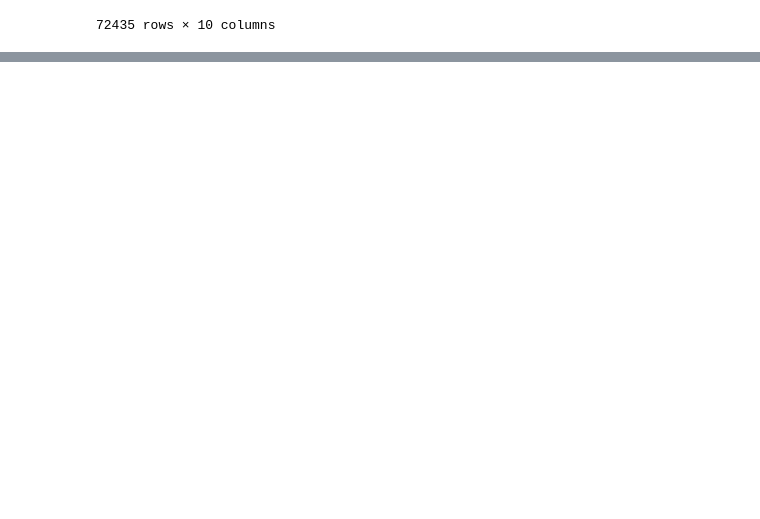
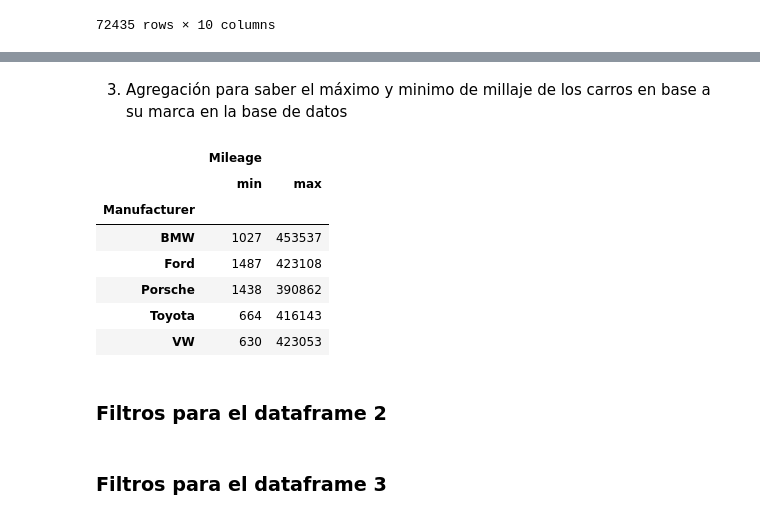
Before and after one commit to manoale97/Practica_G7, a Jupyter notebook: desarrolloG7.ipynb, the cells around one changed output, grey strips where cells are left out. Saved outputs shown, nothing was run; the diff lists cells and outputs as text; code cells hidden in the pictures; blank space fills up the shorter version.

```diff
--- a/desarrolloG7.ipynb
+++ b/desarrolloG7.ipynb
@@ -112,0 +177,17 @@ df_cars_dataset
+# %% [markdown]
+3. Agregación para saber el máximo y minimo de millaje de los carros en base a su marca en la base de datos
+# %%
+df_car_sales_bd.groupby('Manufacturer').agg({'Mileage':['min', 'max']})
+# %% [output]
+|  | Mileage |  |
+|  | min | max |
+| Manufacturer |  |  |
+| BMW | 1027 | 453537 |
+| Ford | 1487 | 423108 |
+| Porsche | 1438 | 390862 |
+| Toyota | 664 | 416143 |
+| VW | 630 | 423053 |
+# %% [markdown]
+### Filtros para el dataframe 2
+# %% [markdown]
+### Filtros para el dataframe 3
```
Also changed, not shown: parts of 7 cells of this notebook.
